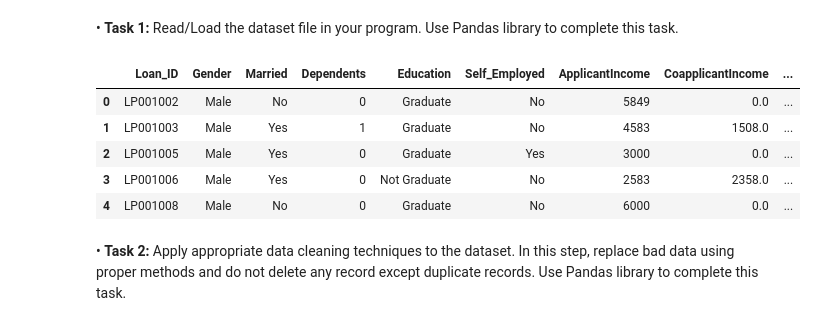
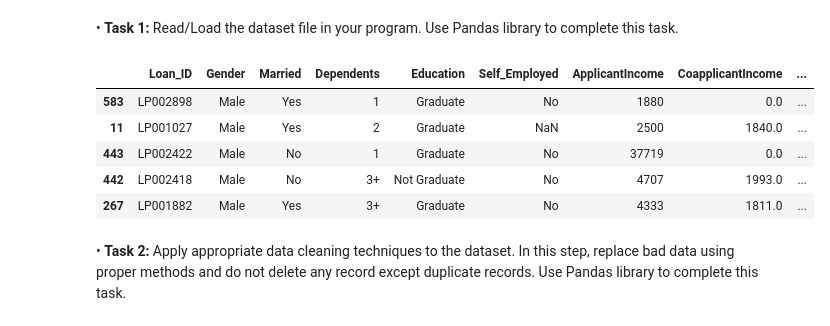
Before and after one commit to adir-jscode/Home-Loan-Approval-SVM, a Jupyter notebook: Home-Loan-Approval.ipynb, the cells around one changed output. Cells and saved outputs as stored; diff of their text form; code cells hidden in the pictures.

```diff
--- a/Home-Loan-Approval.ipynb
+++ b/Home-Loan-Approval.ipynb
@@ -44,16 +45,17 @@ import numpy as np
 •	**Task 1:** Read/Load the dataset file in your program. Use Pandas library to complete this task.
 # %%
 # write task-1 solution
-
+np.random.seed(123)
 df = pd.read_csv('loan_sanction_train.csv')
+df = shuffle(df)
 df.head()
 # %% [output]
 |  | Loan_ID | Gender | Married | Dependents | Education | Self_Employed | ApplicantIncome | CoapplicantIncome | ... |
-| 0 | LP001002 | Male | No | 0 | Graduate | No | 5849 | 0.0 | ... |
-| 1 | LP001003 | Male | Yes | 1 | Graduate | No | 4583 | 1508.0 | ... |
-| 2 | LP001005 | Male | Yes | 0 | Graduate | Yes | 3000 | 0.0 | ... |
-| 3 | LP001006 | Male | Yes | 0 | Not Graduate | No | 2583 | 2358.0 | ... |
-| 4 | LP001008 | Male | No | 0 | Graduate | No | 6000 | 0.0 | ... |
+| 583 | LP002898 | Male | Yes | 1 | Graduate | No | 1880 | 0.0 | ... |
+| 11 | LP001027 | Male | Yes | 2 | Graduate | NaN | 2500 | 1840.0 | ... |
+| 443 | LP002422 | Male | No | 1 | Graduate | No | 37719 | 0.0 | ... |
+| 442 | LP002418 | Male | No | 3+ | Not Graduate | No | 4707 | 1993.0 | ... |
+| 267 | LP001882 | Male | Yes | 3+ | Graduate | No | 4333 | 1811.0 | ... |
 # %% [markdown]
 •	**Task 2:** Apply appropriate data cleaning techniques to the dataset. In this step, replace bad data using proper methods and do not delete any record except duplicate records. Use Pandas library to complete this task.
 # %%
```
Also changed, not shown: parts of 5 cells of this notebook, 1 other file.
